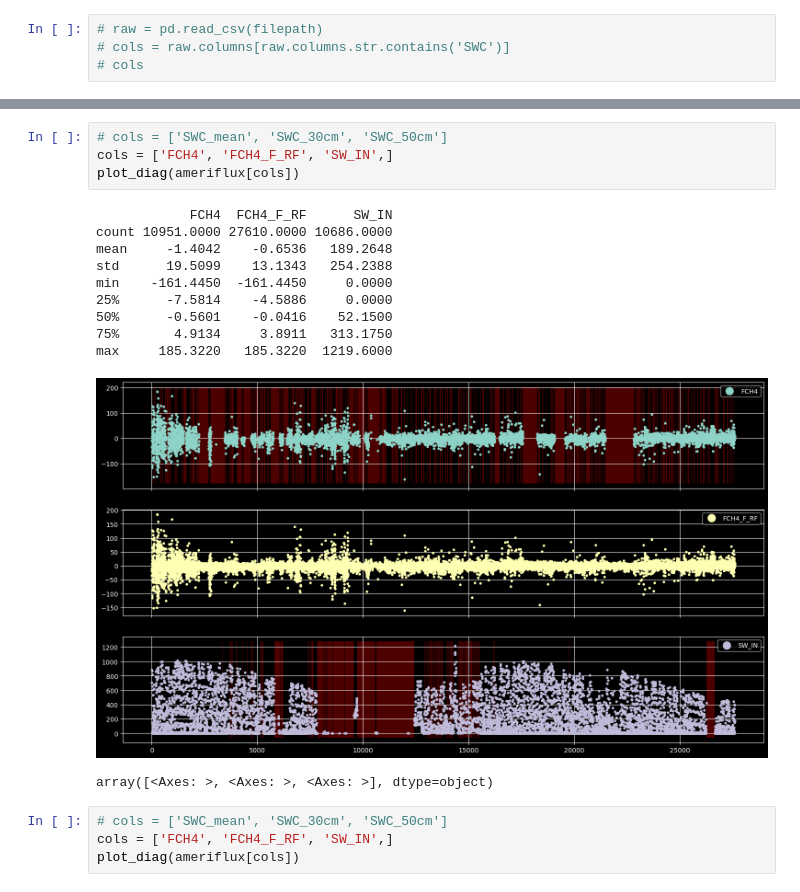
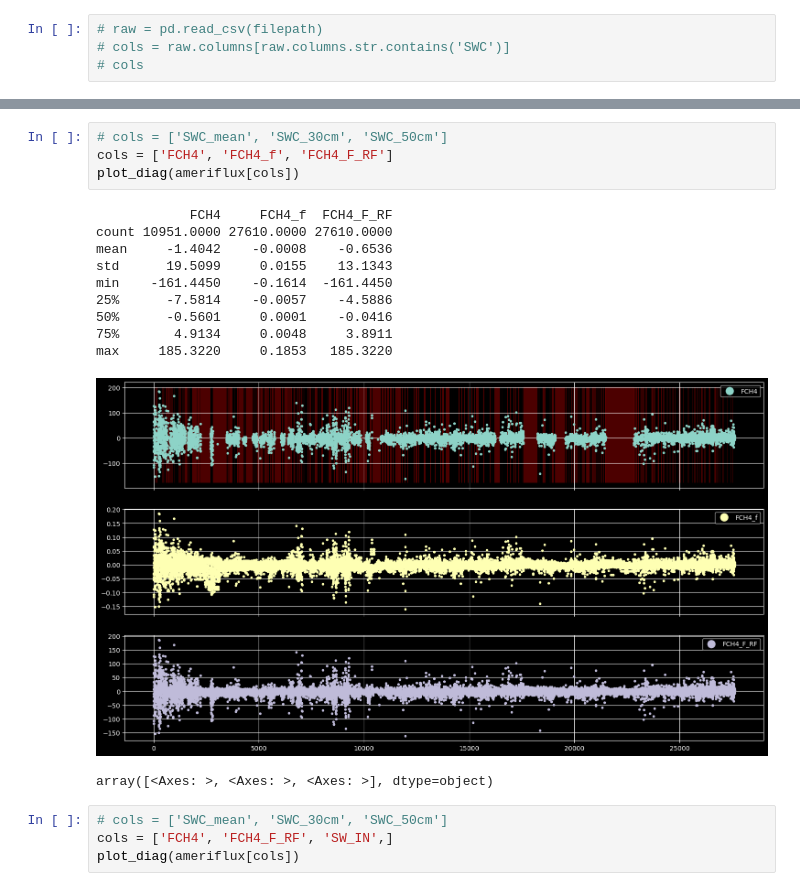
Before and after one commit to ottobriner/atmos-flux-data, a Jupyter notebook: atmos-output.ipynb, the cells around one changed output, grey strips where cells are left out. Cells and saved outputs as stored; diff of their text form.

```diff
--- a/atmos-output.ipynb
+++ b/atmos-output.ipynb
@@ -126,18 +81,18 @@ ameriflux[ameriflux.columns[ameriflux.columns.str.contains('TS')]]
 # %%
 # cols = ['SWC_mean', 'SWC_30cm', 'SWC_50cm']
-cols = ['FCH4', 'FCH4_F_RF', 'SW_IN',]
+cols = ['FCH4', 'FCH4_f', 'FCH4_F_RF']
 plot_diag(ameriflux[cols])
 # %% [output]
-            FCH4  FCH4_F_RF      SW_IN
-count 10951.0000 27610.0000 10686.0000
-mean     -1.4042    -0.6536   189.2648
-std      19.5099    13.1343   254.2388
-min    -161.4450  -161.4450     0.0000
-25%      -7.5814    -4.5886     0.0000
-50%      -0.5601    -0.0416    52.1500
-75%       4.9134     3.8911   313.1750
-max     185.3220   185.3220  1219.6000
+            FCH4     FCH4_f  FCH4_F_RF
+count 10951.0000 27610.0000 27610.0000
+mean     -1.4042    -0.0008    -0.6536
+std      19.5099     0.0155    13.1343
+min    -161.4450    -0.1614  -161.4450
+25%      -7.5814    -0.0057    -4.5886
+50%      -0.5601     0.0001    -0.0416
+75%       4.9134     0.0048     3.8911
+max     185.3220     0.1853   185.3220
-[figure, old version]
+[figure, new version]
 array([<Axes: >, <Axes: >, <Axes: >], dtype=object)
 # %%
 # cols = ['SWC_mean', 'SWC_30cm', 'SWC_50cm']
```
Also changed, not shown: parts of 6 cells of this notebook, 1 other file.
